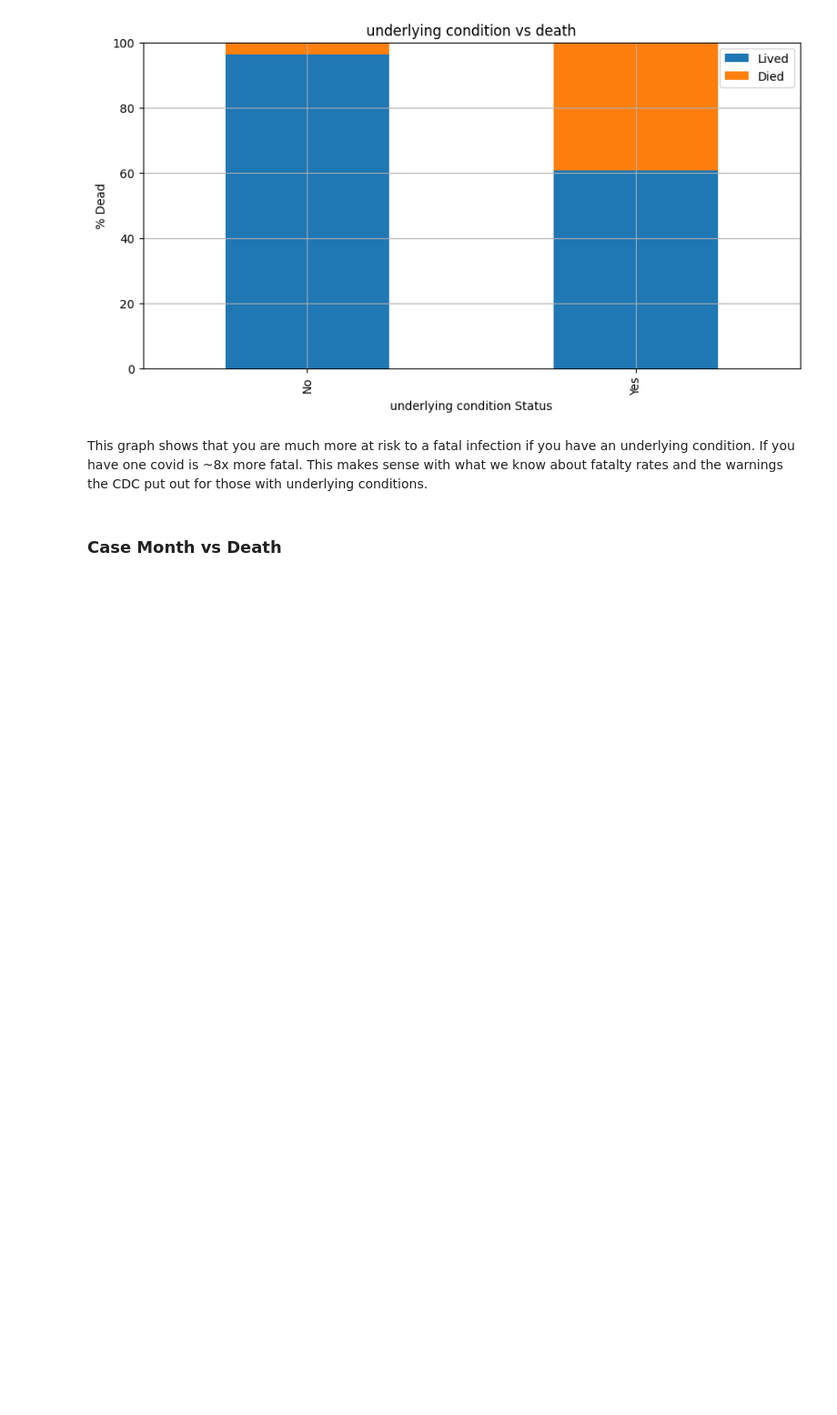
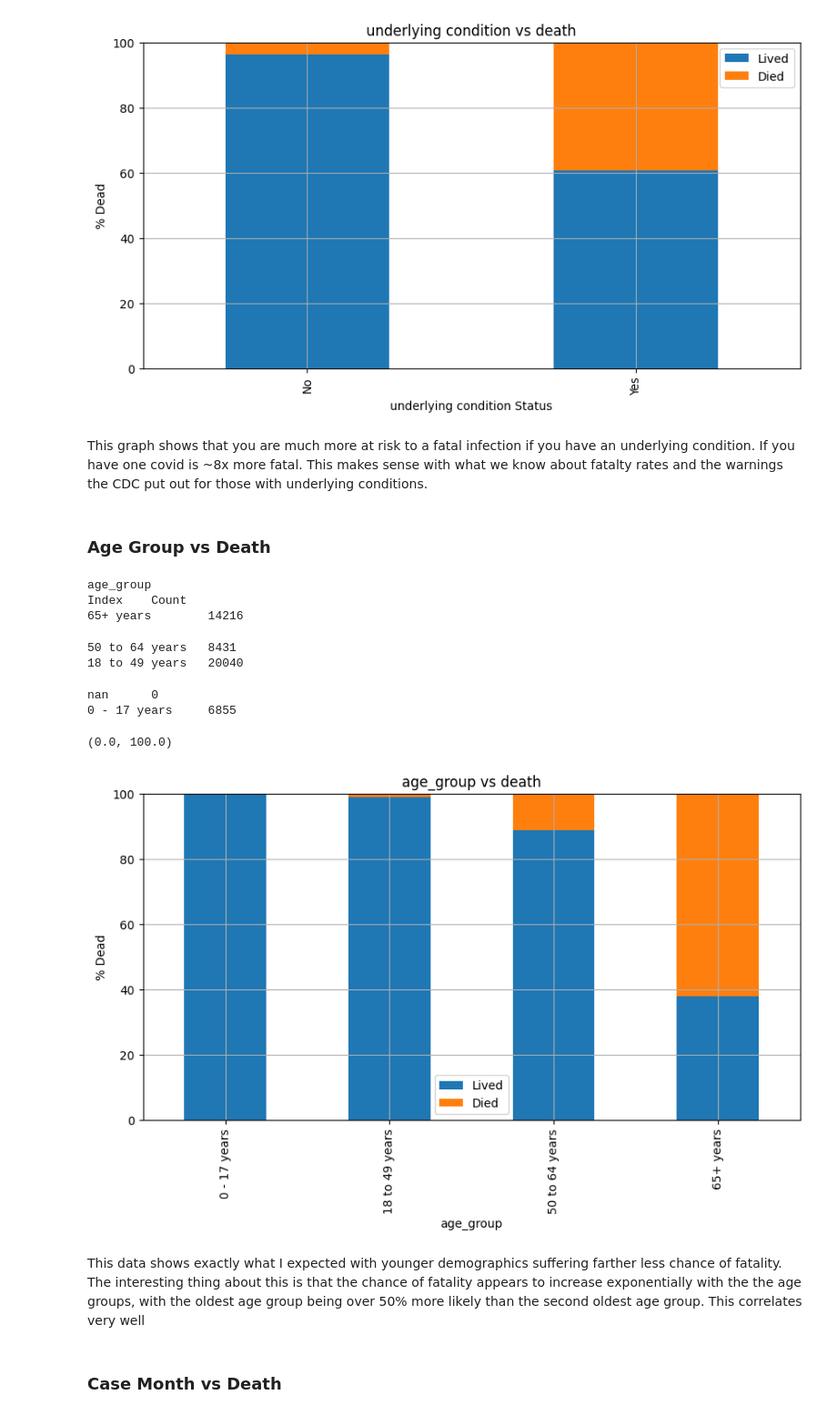
Before and after one commit to Southwick-Adam/CovidDataAnalysis, a Jupyter notebook: 2023-Homework1-Notebook.ipynb, the cells around one changed output. Shown at 91% size. Cells and saved outputs as stored; diff of their text form; code cells hidden in the pictures; blank space fills up the shorter version.

```diff
--- a/2023-Homework1-Notebook.ipynb
+++ b/2023-Homework1-Notebook.ipynb
@@ -911,7 +913,7 @@ All features are categorical so all comparissons will be categorical to categori
 ### ICU admittance vs Death
 # %%
 #Using code from the module lab
-death = pd.unique(df["icu_yn"].ravel())
+death = pd.unique(df["icu_yn"])
 
 # add new column and set values to zero
 df['percent'] = 0
@@ -956,7 +958,7 @@ This makes it very clear that ICU entry and fatalilties are very closely related
 ### Hospital admittance vs Death
 # %%
 #Using code from the module lab
-death = pd.unique(df["hosp_yn"].ravel())
+death = pd.unique(df["hosp_yn"])
 
 # add new column and set values to zero
 df['percent'] = 0
@@ -1001,7 +1003,7 @@ This graph shows that it is unlikely to die from the dissease without being admi
 ### Underlying conditions vs Death
 # %%
 #Using code from the module lab
-death = pd.unique(df["underlying_conditions_yn"].ravel())
+death = pd.unique(df["underlying_conditions_yn"])
 
 # add new column and set values to zero
 df['percent'] = 0
@@ -1042,6 +1044,53 @@ No       54
 [figure]
 # %% [markdown]
 This graph shows that you are much more at risk to a fatal infection if you have an underlying condition. If you have one covid is ~8x more fatal. This makes sense with what we know about fatalty rates and the warnings the CDC put out for those with underlying conditions.
+# %% [markdown]
+### Age Group vs Death
+# %%
+#Using code from the module lab
+death = pd.unique(df["age_group"])
+
+# add new column and set values to zero
+df['percent'] = 0
+
+#print header
+print("age_group")
+print("Index \t Count")
+
+# for each delinquency category
+for i in death:
+
+    count = df[df["age_group"] == i].count()['death_yn']
+    count_percentage = (1 / count) * 100
+
+    # print out index vs count
+    print(i, "\t", count)
+
+    index_list = df[df['age_group'] == i].index.tolist()
+    for ind in index_list:
+        df.loc[ind, 'percent'] = count_percentage
+
+group = df[['percent','age_group','death_yn']].groupby(['age_group','death_yn']).sum()
+
+my_plot = group.unstack().plot(kind='bar', stacked=True, title="age_group vs death", figsize=(10,5), grid=True)
+
+my_plot.legend(["Lived", "Died"])
+
+my_plot.set_xlabel("age_group")
+my_plot.set_ylabel("% Dead")
+my_plot.set_ylim([0,100])
+# %% [output]
+age_group
+Index    Count
+65+ years        14216
+50 to 64 years   8431
+18 to 49 years   20040
+nan      0
+0 - 17 years     6855
+(0.0, 100.0)
+[figure, added]
+# %% [markdown]
+This data shows exactly what I expected with younger demographics suffering farther less chance of fatality. The interesting thing about this is that the chance of fatality appears to increase exponentially with the the age groups, with the oldest age group being over 50% more likely than the second oldest age group. This correlates very well
 # %% [markdown]
 ### Case Month vs Death
 # %%
```
Also changed, not shown: parts of 42 cells of this notebook, 2 other files.
